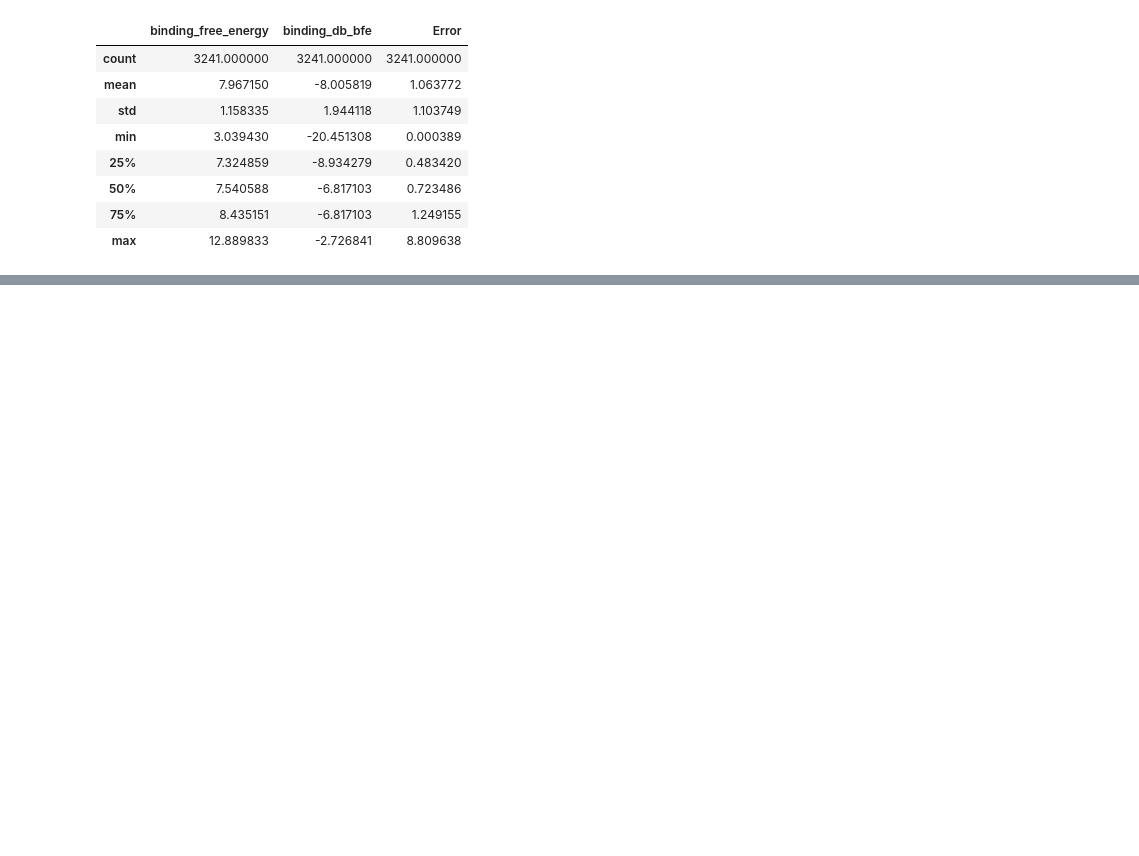
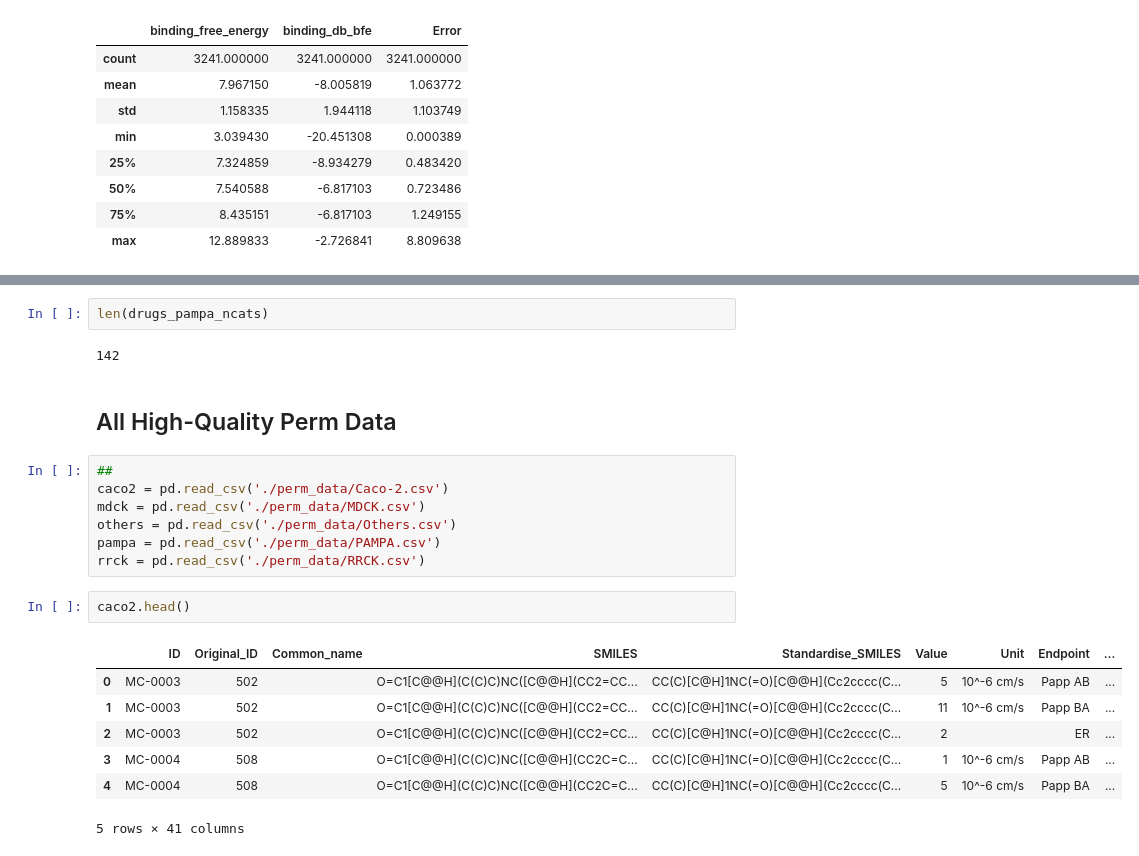
Before and after one commit to Azulene-Labs/SanjitAzuleneLabs, a Jupyter notebook: drug_dataset/enrich_properties/enrich_properties_test.ipynb, the cells around one changed output, grey strips where cells are left out. Saved outputs shown, nothing was run; the diff lists cells and outputs as text; blank space fills up the shorter version.

```diff
--- a/drug_dataset/enrich_properties/enrich_properties_test.ipynb
+++ b/drug_dataset/enrich_properties/enrich_properties_test.ipynb
@@ -441,0 +469,23 @@ bfes.describe() ## shows that predicted binding free energy values are reasonabl
+# %%
+len(drugs_pampa_ncats)
+# %% [output]
+142
+# %% [markdown]
+## All High-Quality Perm Data
+# %%
+##
+caco2 = pd.read_csv('./perm_data/Caco-2.csv')
+mdck = pd.read_csv('./perm_data/MDCK.csv')
+others = pd.read_csv('./perm_data/Others.csv')
+pampa = pd.read_csv('./perm_data/PAMPA.csv')
+rrck = pd.read_csv('./perm_data/RRCK.csv')
+# %%
+caco2.head()
+# %% [output]
+|  | ID | Original_ID | Common_name | SMILES | Standardise_SMILES | Value | Unit | Endpoint | ... |
+| 0 | MC-0003 | 502 |  | O=C1[C@@H](C(C)C)NC([C@@H](CC2=CC... | CC(C)[C@H]1NC(=O)[C@@H](Cc2cccc(C... | 5 | 10^-6 cm/s | Papp AB | ... |
+| 1 | MC-0003 | 502 |  | O=C1[C@@H](C(C)C)NC([C@@H](CC2=CC... | CC(C)[C@H]1NC(=O)[C@@H](Cc2cccc(C... | 11 | 10^-6 cm/s | Papp BA | ... |
+| 2 | MC-0003 | 502 |  | O=C1[C@@H](C(C)C)NC([C@@H](CC2=CC... | CC(C)[C@H]1NC(=O)[C@@H](Cc2cccc(C... | 2 |  | ER | ... |
+| 3 | MC-0004 | 508 |  | O=C1[C@@H](C(C)C)NC([C@@H](CC2C=C... | CC(C)[C@H]1NC(=O)[C@@H](Cc2cccc(C... | 1 | 10^-6 cm/s | Papp AB | ... |
+| 4 | MC-0004 | 508 |  | O=C1[C@@H](C(C)C)NC([C@@H](CC2C=C... | CC(C)[C@H]1NC(=O)[C@@H](Cc2cccc(C... | 5 | 10^-6 cm/s | Papp BA | ... |
+5 rows × 41 columns
```
Also changed, not shown: parts of 40 cells of this notebook, 5 other files.
